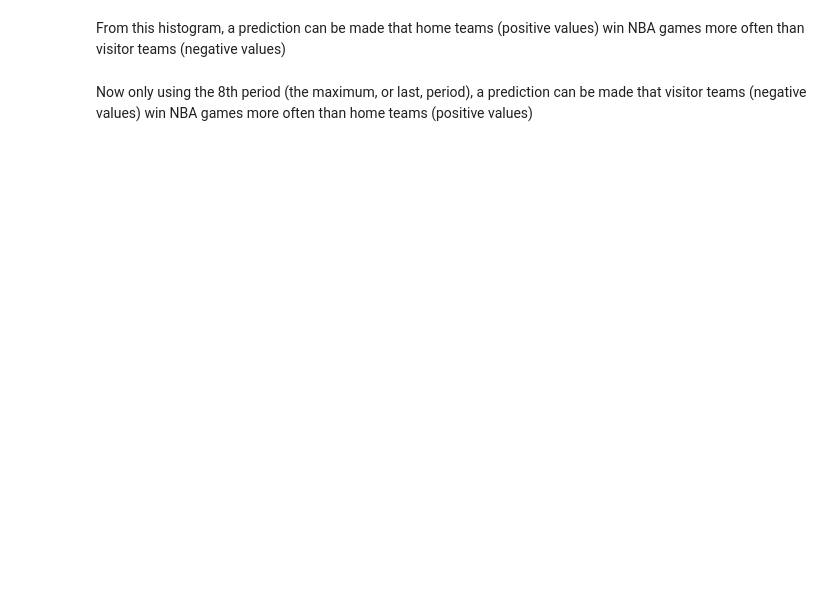
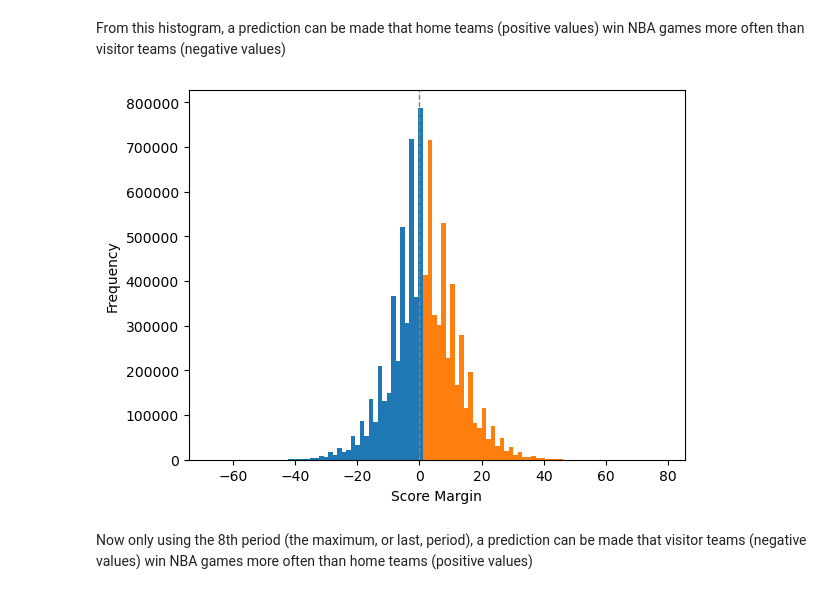
Before and after one commit to mustafaradheyyan/Revisiting-Pep-II, a Jupyter notebook: working_notebooks/eda_nba.ipynb, the cells around one changed output. Drawn from its saved outputs; the diff is of its cells as text; code cells hidden in the pictures; blank space fills up the shorter version.

Commit message:
Added color-coding to score margin hist

```diff
--- a/working_notebooks/eda_nba.ipynb
+++ b/working_notebooks/eda_nba.ipynb
@@ -311,3 +397,15 @@ nba_df_copy[['scoremargin']].plot.hist()
+# %%
+_, _, bars = plt.hist(nba_df_copy[['scoremargin']], bins=100)
+
+for bar in bars:
+    if bar.get_x() > 0:
+        bar.set_facecolor("C1")
+plt.xlabel("Score Margin")
+plt.ylabel("Frequency")
+plt.axvline(x=0, linestyle='--',linewidth=1, color='grey')
+plt.show()
+# %% [output]
+[figure, added]
 # %% [markdown]
 Now only using the 8th period (the maximum, or last, period), a prediction can be made that visitor teams (negative values) win NBA games more often than home teams (positive values)
 # %%
```
Also changed, not shown: parts of 22 cells of this notebook.
